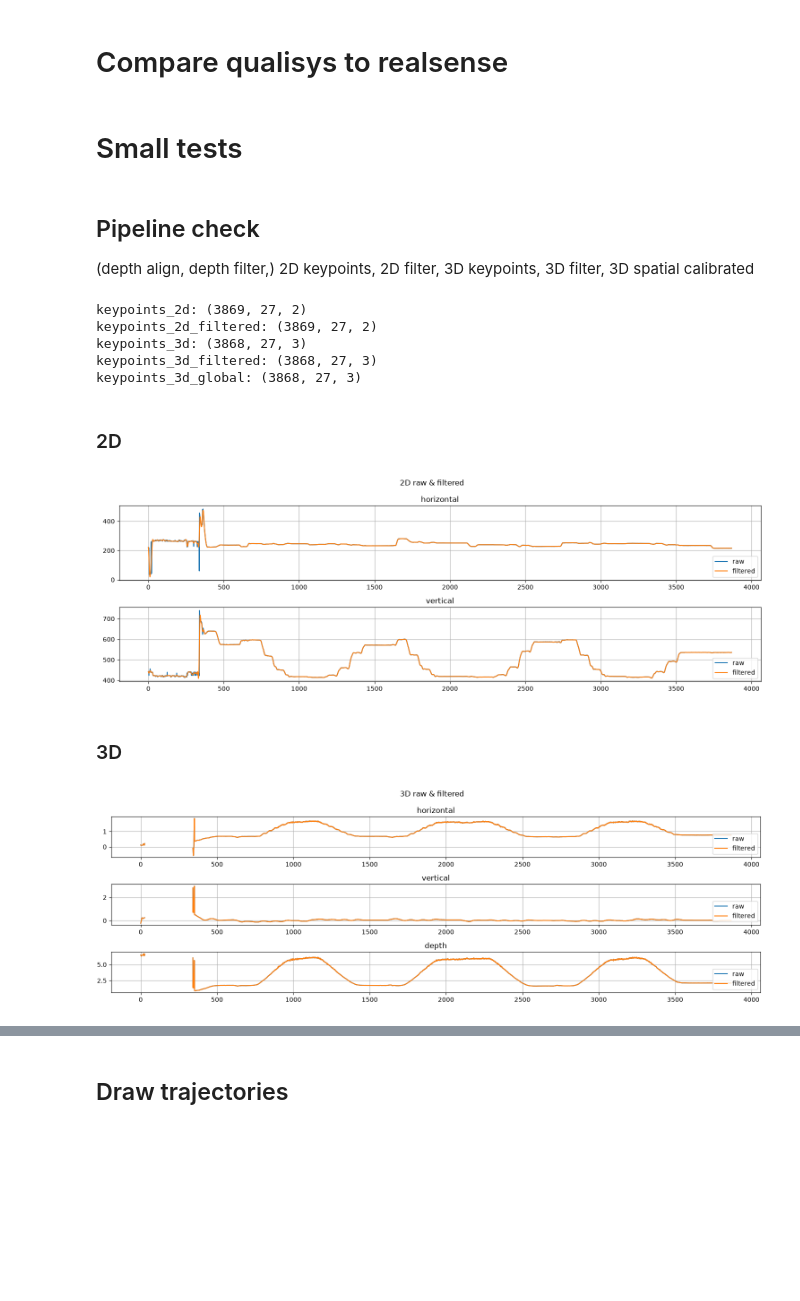
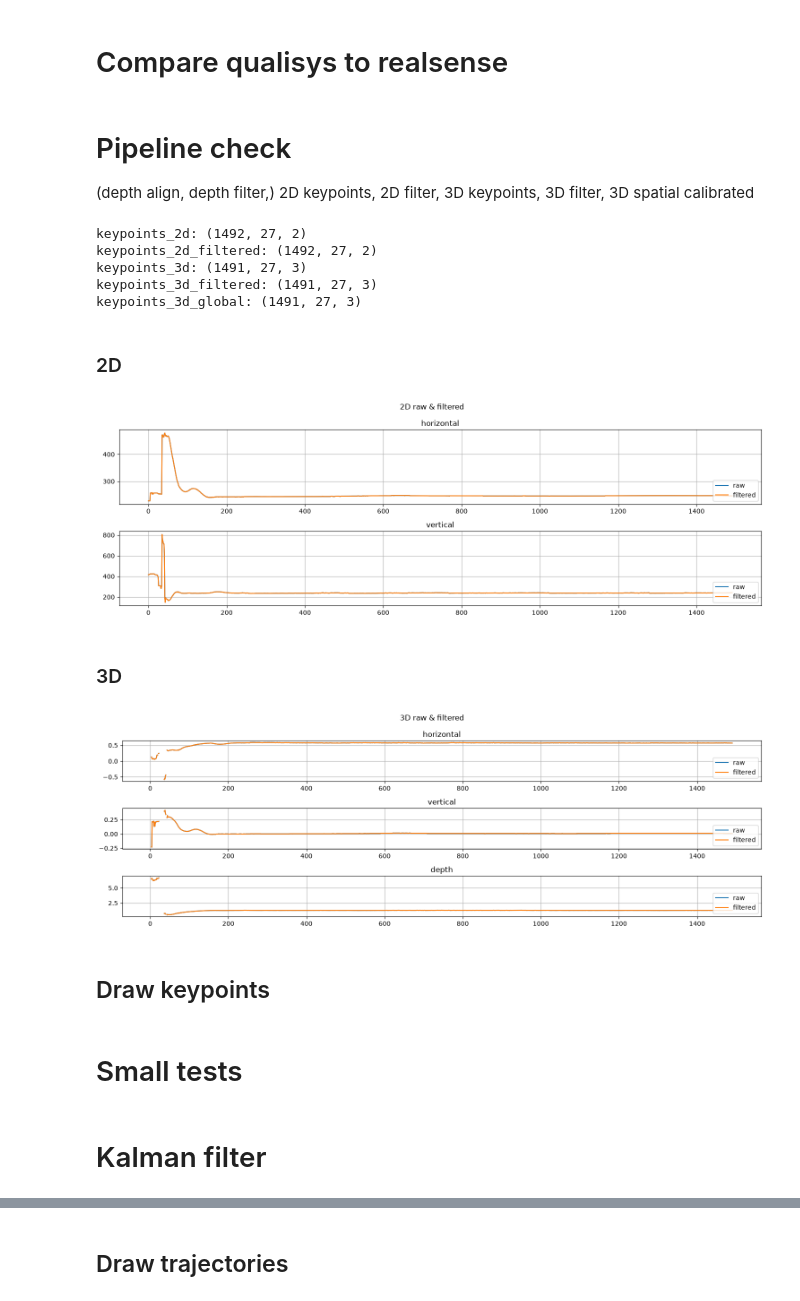
Before and after one commit to MateUnger/Realsense, a Jupyter notebook: test.ipynb, the cells around one changed output, grey strips where cells are left out. Cells and saved outputs as stored; diff of their text form; code cells hidden in the pictures; blank space fills up the shorter version.

Commit message:
filtering wip

```diff
--- a/test.ipynb
+++ b/test.ipynb
@@ -1008,10 +940,8 @@ for ax in axs:
     ax.grid()
     ax.legend()
 plt.tight_layout()
-# %% [markdown]
-# Small tests
 # %% [markdown]
-## Pipeline check
+# Pipeline check
 (depth align, depth filter,) 2D keypoints, 2D filter, 3D keypoints, 3D filter, 3D spatial calibrated
 # %%
 import os
@@ -1024,7 +954,7 @@ import pyrealsense2 as rs
 import matplotlib.pyplot as plt
 %matplotlib ipympl
 
-recording_name = "w1"
+recording_name = "noise_close"
 filename_metadata = os.path.join("data", recording_name, recording_name + "_metadata.json")
 filename_color_video = os.path.join('data', recording_name, recording_name+'_color.mp4')
 filename_depth_video = os.path.join('data', recording_name, recording_name+'_depth.mkv')
@@ -1067,35 +997,35 @@ print(f"keypoints_3d: {keypoints_3d.shape}")
 print(f"keypoints_3d_filtered: {keypoints_3d_filtered.shape}")
 print(f"keypoints_3d_global: {keypoints_3d_global.shape}")
 # %% [output]
-keypoints_2d: (3869, 27, 2)
-keypoints_2d_filtered: (3869, 27, 2)
-keypoints_3d: (3868, 27, 3)
-keypoints_3d_filtered: (3868, 27, 3)
-keypoints_3d_global: (3868, 27, 3)
+keypoints_2d: (1492, 27, 2)
+keypoints_2d_filtered: (1492, 27, 2)
+keypoints_3d: (1491, 27, 3)
+keypoints_3d_filtered: (1491, 27, 3)
+keypoints_3d_global: (1491, 27, 3)
 # %% [markdown]
 ### 2D
 # %%
 # PLOT 2D COORDS
-KPT_IDX = 16
+KPT_IDX = 18
 
 plt.close("all")
 fig, axs = plt.subplots(2, 1, figsize=(15, 5))
 fig.suptitle("2D raw & filtered")
 
 axs[0].set_title("horizontal")
 axs[0].plot(keypoints_2d[:, KPT_IDX, 0], label="raw")
 axs[0].plot(keypoints_2d_filtered[:, KPT_IDX, 0], label="filtered")
 
 axs[1].set_title("vertical")
 axs[1].plot(keypoints_2d[:, KPT_IDX, 1], label="raw")
 axs[1].plot(keypoints_2d_filtered[:, KPT_IDX, 1], label="filtered")
 
 for ax in axs:
     ax.grid()
     ax.legend(loc="lower right")
 plt.tight_layout()
 # %% [output]
-[figure, old version]
+[figure, new version]
 # %%
 # OVERLAY 2D COORDS ON VIDEO
 cap = cv2.VideoCapture(filename_color_video)
@@ -1165,7 +1095,7 @@ for ax in axs:
     ax.legend(loc="lower right")
 plt.tight_layout()
 # %% [output]
-[figure, old version]
+[figure, new version]
 # %%
 # OVERLAY SAMPLED AREAS WITH DEPTH STREAM VISUALIZED
 width = metadata["width"]
@@ -1249,3 +1179,5 @@ finally:
     process.terminate()
     process.wait()
     cv2.destroyAllWindows()
+# %% [markdown]
+## Draw keypoints
@@ -1251,0 +1251,4 @@ finally:
+# %% [markdown]
+# Small tests
+# %% [markdown]
+# Kalman filter
```
Also changed, not shown: parts of 39 cells of this notebook, 3 other files.
